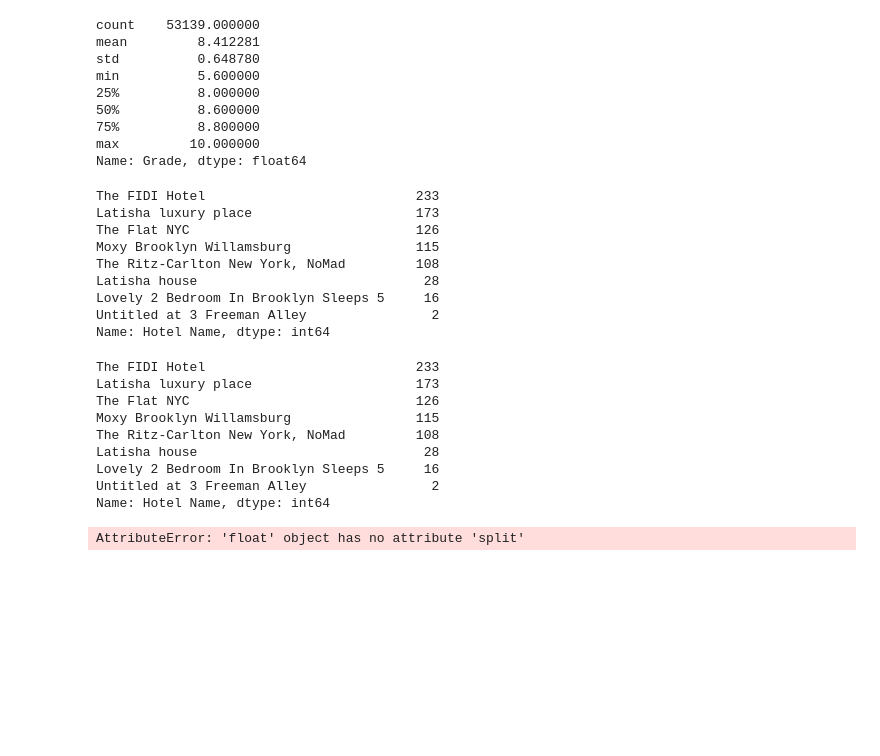
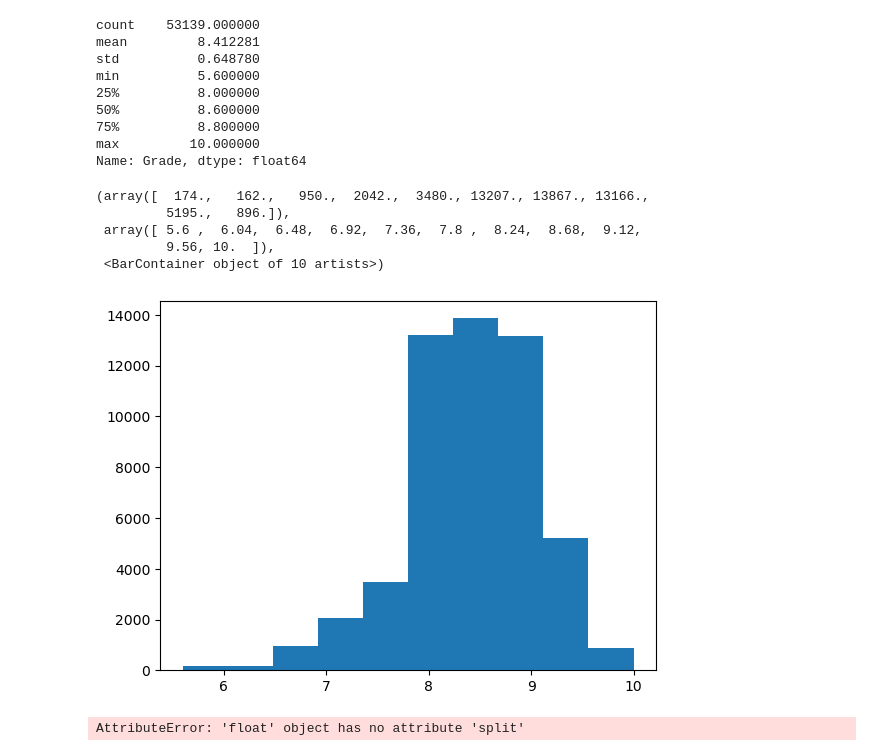
Before and after one commit to yarinr25/DSF---final-project, a Jupyter notebook: Notebooks/main.ipynb, the cells around one changed output. Saved outputs shown, nothing was run; the diff lists cells and outputs as text; code cells hidden in the pictures; blank space fills up the shorter version.

```diff
--- a/Notebooks/main.ipynb
+++ b/Notebooks/main.ipynb
@@ -76,27 +101,13 @@ min          5.600000
 75%          8.800000
 max         10.000000
 Name: Grade, dtype: float64
-# %%
-df.loc[pd.isnull(df['Grade'])]['Hotel Name'].value_counts()
-# %% [output]
-The FIDI Hotel                           233
-Latisha luxury place                     173
-The Flat NYC                             126
-Moxy Brooklyn Willamsburg                115
-The Ritz-Carlton New York, NoMad         108
-Latisha house                             28
-Lovely 2 Bedroom In Brooklyn Sleeps 5     16
-Untitled at 3 Freeman Alley                2
-Name: Hotel Name, dtype: int64
-# %%
-df.loc[pd.isnull(df['Num of Reviews'])]['Hotel Name'].value_counts()
-# %% [output]
-The FIDI Hotel                           233
-Latisha luxury place                     173
-The Flat NYC                             126
-Moxy Brooklyn Willamsburg                115
-The Ritz-Carlton New York, NoMad         108
-Latisha house                             28
-Lovely 2 Bedroom In Brooklyn Sleeps 5     16
-Untitled at 3 Freeman Alley                2
-Name: Hotel Name, dtype: int64
+# %%
+#lets see the histogram of the grades
+plt.hist(df['Grade'])
+# %% [output]
+(array([  174.,   162.,   950.,  2042.,  3480., 13207., 13867., 13166.,
+         5195.,   896.]),
+ array([ 5.6 ,  6.04,  6.48,  6.92,  7.36,  7.8 ,  8.24,  8.68,  9.12,
+         9.56, 10.  ]),
+ <BarContainer object of 10 artists>)
+[figure, added]
```
Also changed, not shown: parts of 29 cells of this notebook.
